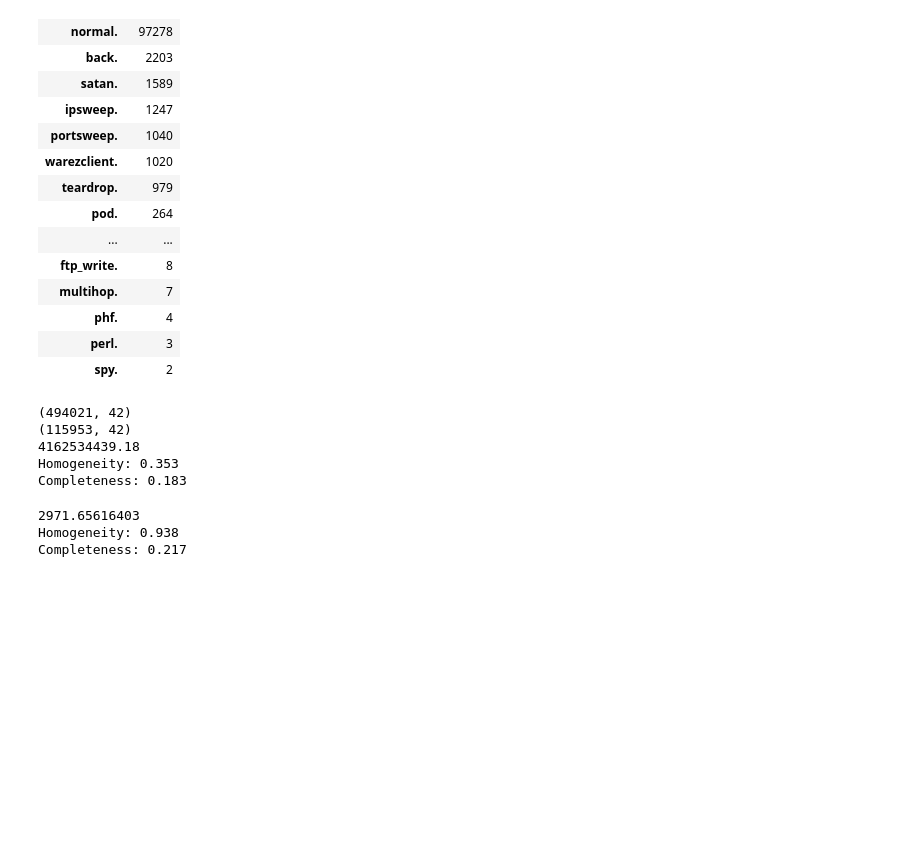
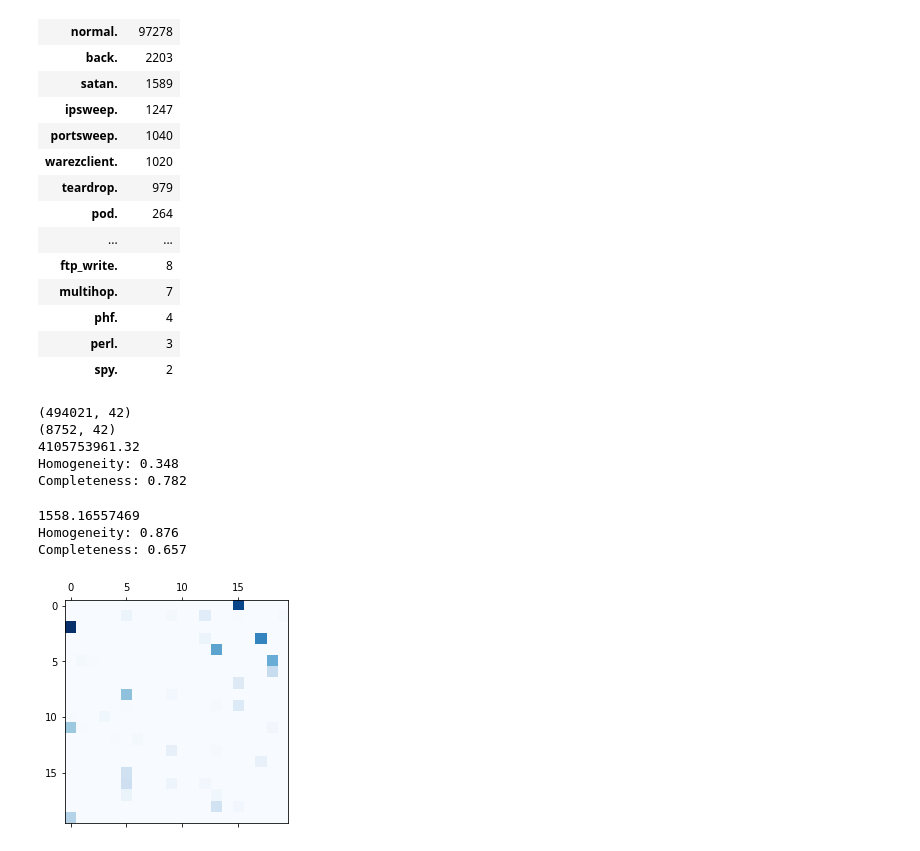
Before and after one commit to MLStudyGroup/ML_tutorial, a Jupyter notebook: Tutorial2_Scikit_Learn_Clustering.ipynb, the cells around one changed output. Drawn from its saved outputs; the diff is of its cells as text; code cells hidden in the pictures; blank space fills up the shorter version.

```diff
--- a/Tutorial2_Scikit_Learn_Clustering.ipynb
+++ b/Tutorial2_Scikit_Learn_Clustering.ipynb
@@ -240,7 +242,7 @@ headers = [r[0] for r in dt]
 df_X = pd.DataFrame(X, columns=headers[:-1])
 df_y = pd.DataFrame(y, columns=['labels'])
 df_Xy = pd.concat([df_X, df_y], axis=1)
-df1_Xy = df_Xy[~df_Xy['labels'].isin(['smurf.', 'normal.'])]
+df1_Xy = df_Xy[~df_Xy['labels'].isin(['smurf.', 'normal.', 'neptune.'])]
 print df_Xy.shape
 print df1_Xy.shape
 
@@ -258,14 +260,15 @@ print("Homogeneity: %0.3f" % metrics.homogeneity_score(y1, labels1))
 print("Completeness: %0.3f" % metrics.completeness_score(y1, labels1))
 # %% [output]
 (494021, 42)
-(115953, 42)
-4162534439.18
-Homogeneity: 0.353
-Completeness: 0.183
+(8752, 42)
+4105753961.32
+Homogeneity: 0.348
+Completeness: 0.782
 # %%
 from sklearn import preprocessing
 
 min_max_scaler = preprocessing.MinMaxScaler()
+X1 = X1.astype(np.float64)
 X2 = min_max_scaler.fit_transform(X1)
 y2 = y1
 n_clusters = len(np.unique(y2))
@@ -278,6 +281,13 @@ print model.inertia_
 print("Homogeneity: %0.3f" % metrics.homogeneity_score(y2, labels2))
 print("Completeness: %0.3f" % metrics.completeness_score(y2, labels2))
 # %% [output]
-2971.65616403
-Homogeneity: 0.938
-Completeness: 0.217
+1558.16557469
+Homogeneity: 0.876
+Completeness: 0.657
+# %%
+df_r2 = pd.DataFrame({'y': y2, 'label': labels2})
+df_cb2 = df_r2.groupby(['label','y']).size().unstack(fill_value=0)
+plt.matshow(df_cb2, cmap=plt.cm.Blues)
+plt.show()
+# %% [output]
+[figure, added]
```
Also changed, not shown: parts of 2 cells of this notebook.
